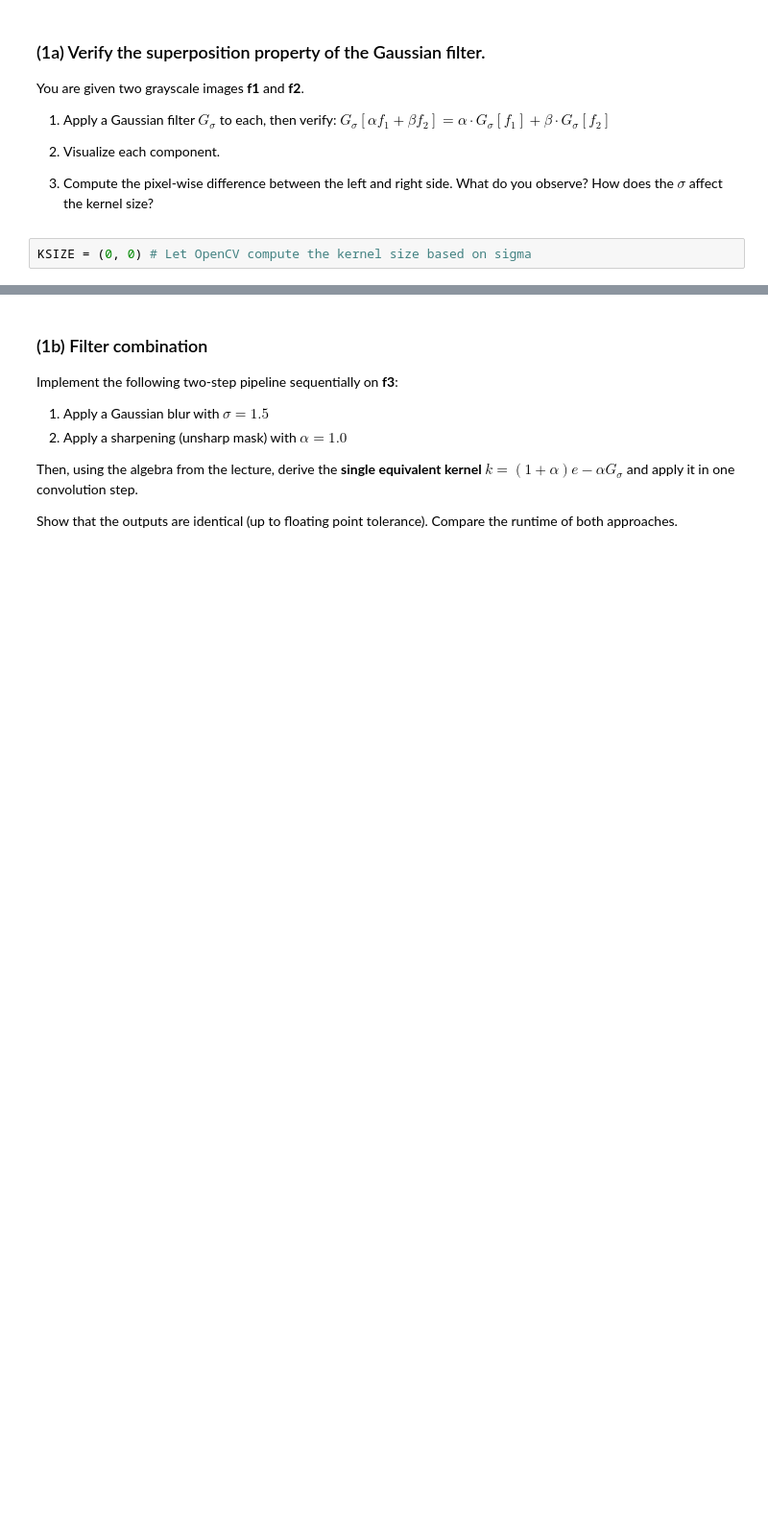
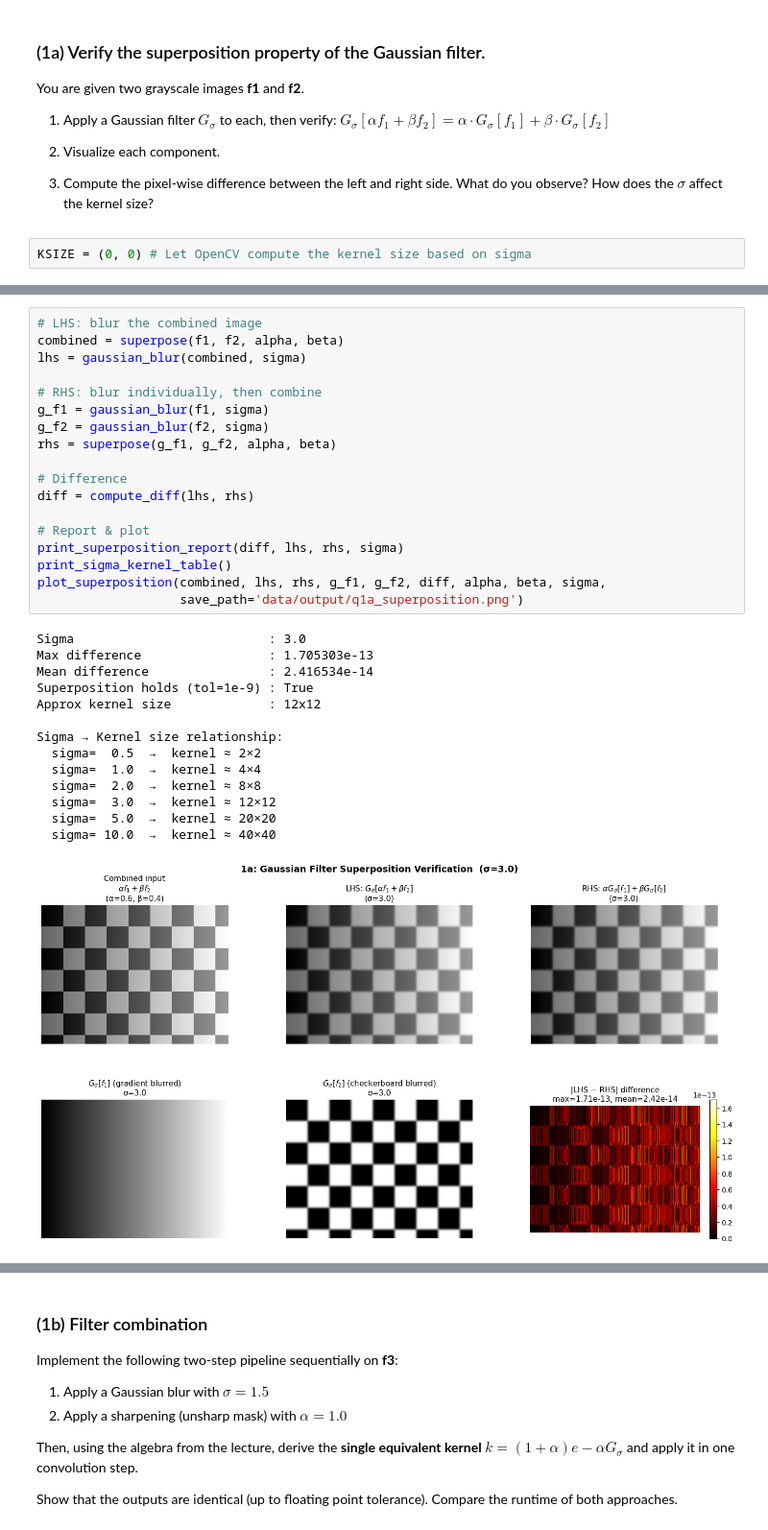
Before and after one commit to trunnghieu01/rptu_2d_image_processing, a Jupyter notebook: Exercise1/exercise_1.ipynb, the cells around one changed output, grey strips where cells are left out. Shown at 96% size. Drawn from its saved outputs; the diff is of its cells as text; blank space fills up the shorter version.

```diff
--- a/Exercise1/exercise_1.ipynb
+++ b/Exercise1/exercise_1.ipynb
@@ -116,0 +194,33 @@ KSIZE = (0, 0) # Let OpenCV compute the kernel size based on sigma
+# %%
+# LHS: blur the combined image
+combined = superpose(f1, f2, alpha, beta)
+lhs = gaussian_blur(combined, sigma)
+
+# RHS: blur individually, then combine
+g_f1 = gaussian_blur(f1, sigma)
+g_f2 = gaussian_blur(f2, sigma)
+rhs = superpose(g_f1, g_f2, alpha, beta)
+
+# Difference
+diff = compute_diff(lhs, rhs)
+
+# Report & plot
+print_superposition_report(diff, lhs, rhs, sigma)
+print_sigma_kernel_table()
+plot_superposition(combined, lhs, rhs, g_f1, g_f2, diff, alpha, beta, sigma,
+                   save_path='data/output/q1a_superposition.png')
+# %% [output]
+Sigma                          : 3.0
+Max difference                 : 1.705303e-13
+Mean difference                : 2.416534e-14
+Superposition holds (tol=1e-9) : True
+Approx kernel size             : 12x12
+
+Sigma → Kernel size relationship:
+  sigma=  0.5  →  kernel ≈ 2×2
+  sigma=  1.0  →  kernel ≈ 4×4
+  sigma=  2.0  →  kernel ≈ 8×8
+  sigma=  3.0  →  kernel ≈ 12×12
+  sigma=  5.0  →  kernel ≈ 20×20
+  sigma= 10.0  →  kernel ≈ 40×40
+[figure, added]
```
Also changed, not shown: parts of 3 cells of this notebook, 1 other file.
